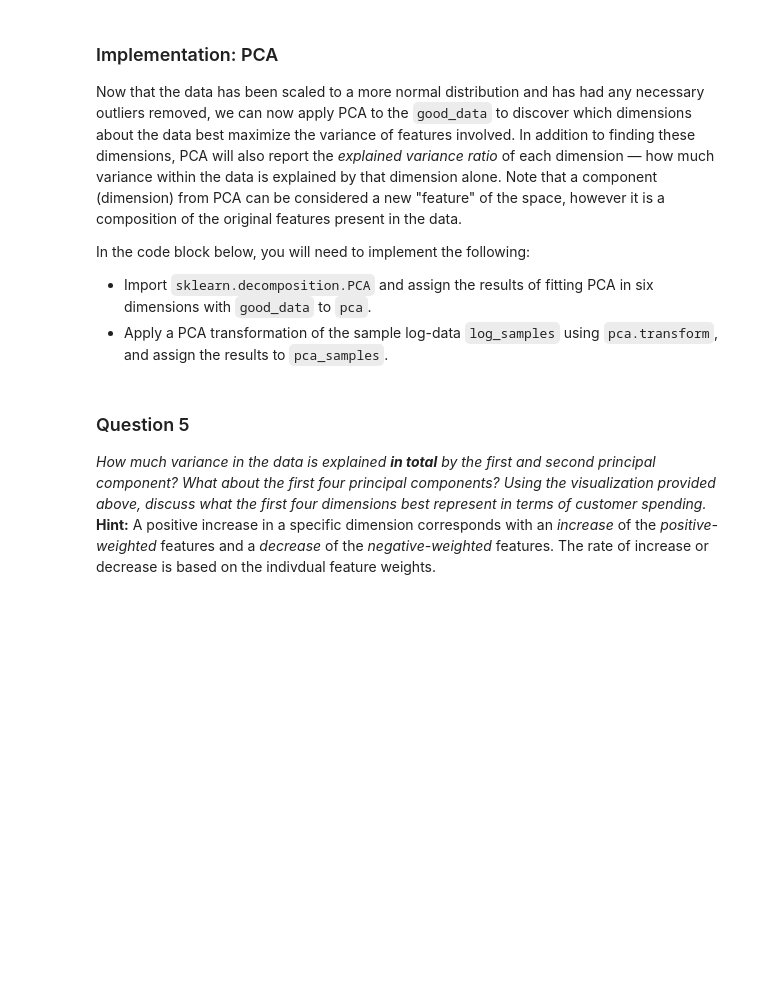
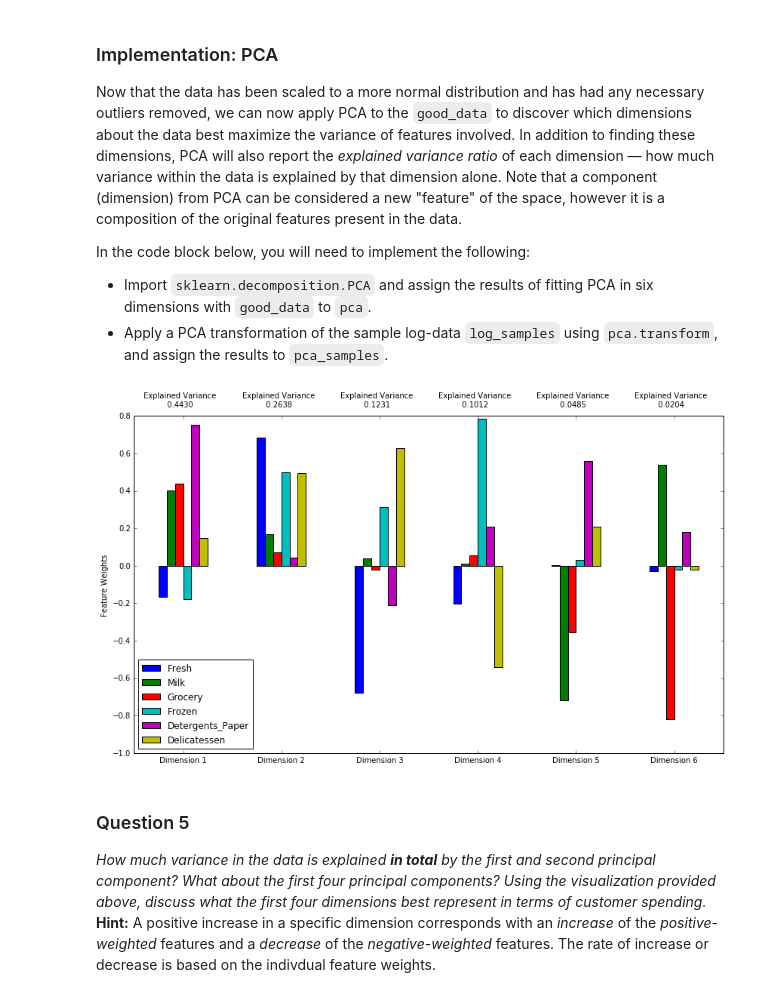
Before and after one commit to yycho0108/U_ML_P3, a Jupyter notebook: customer_segments_2/customer_segments.ipynb, the cells around one changed output. Drawn from its saved outputs; the diff is of its cells as text; code cells hidden in the pictures; blank space fills up the shorter version.

```diff
--- a/customer_segments_2/customer_segments.ipynb
+++ b/customer_segments_2/customer_segments.ipynb
@@ -338,13 +342,15 @@ In the code block below, you will need to implement the following:
  - Apply a PCA transformation of the sample log-data `log_samples` using `pca.transform`, and assign the results to `pca_samples`.
 # %%
 # TODO: Apply PCA to the good data with the same number of dimensions as features
-pca = None
+pca = PCA(n_components=6).fit(good_data)
 
 # TODO: Apply a PCA transformation to the sample log-data
-pca_samples = None
+pca_samples = pca.transform(log_samples)
 
 # Generate PCA results plot
 pca_results = rs.pca_results(good_data, pca)
+# %% [output]
+[figure, added]
 # %% [markdown]
 ### Question 5
 *How much variance in the data is explained* ***in total*** *by the first and second principal component? What about the first four principal components? Using the visualization provided above, discuss what the first four dimensions best represent in terms of customer spending.*
```
Also changed, not shown: parts of 29 cells of this notebook, 3 other files.
